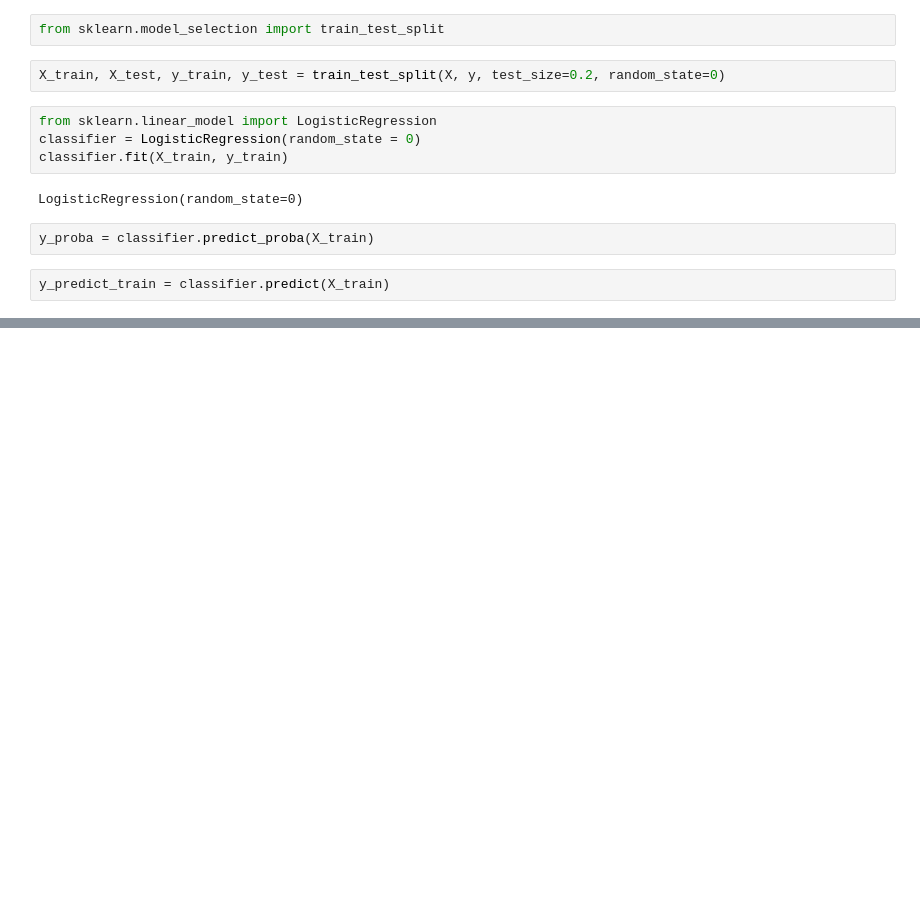
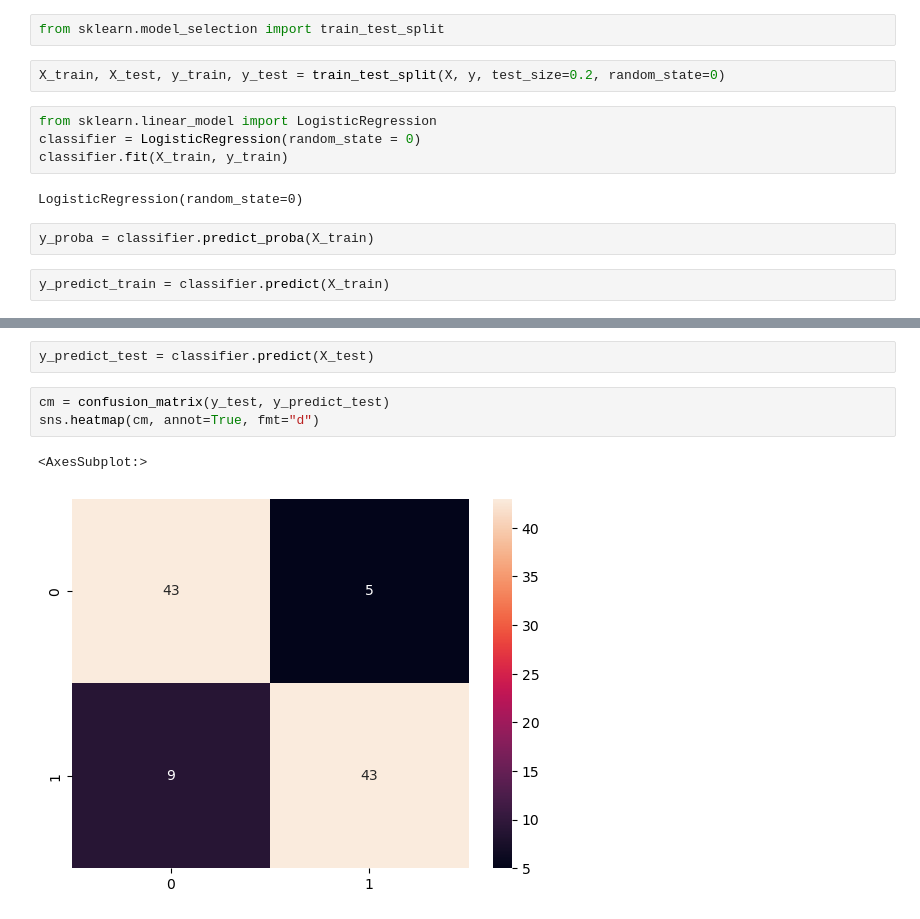
Before and after one commit to mat-ilde/data-prediction-machine-learning, a Jupyter notebook: Logistic regression Facebook Ads.ipynb, the cells around one changed output, grey strips where cells are left out. Saved outputs shown, nothing was run; the diff lists cells and outputs as text; blank space fills up the shorter version.

```diff
--- a/Logistic regression Facebook Ads.ipynb
+++ b/Logistic regression Facebook Ads.ipynb
@@ -120,0 +128,8 @@ y_predict_train = classifier.predict(X_train)
+# %%
+y_predict_test = classifier.predict(X_test)
+# %%
+cm = confusion_matrix(y_test, y_predict_test)
+sns.heatmap(cm, annot=True, fmt="d")
+# %% [output]
+<AxesSubplot:>
+[figure, added]
```
Also changed, not shown: parts of 6 cells of this notebook.
